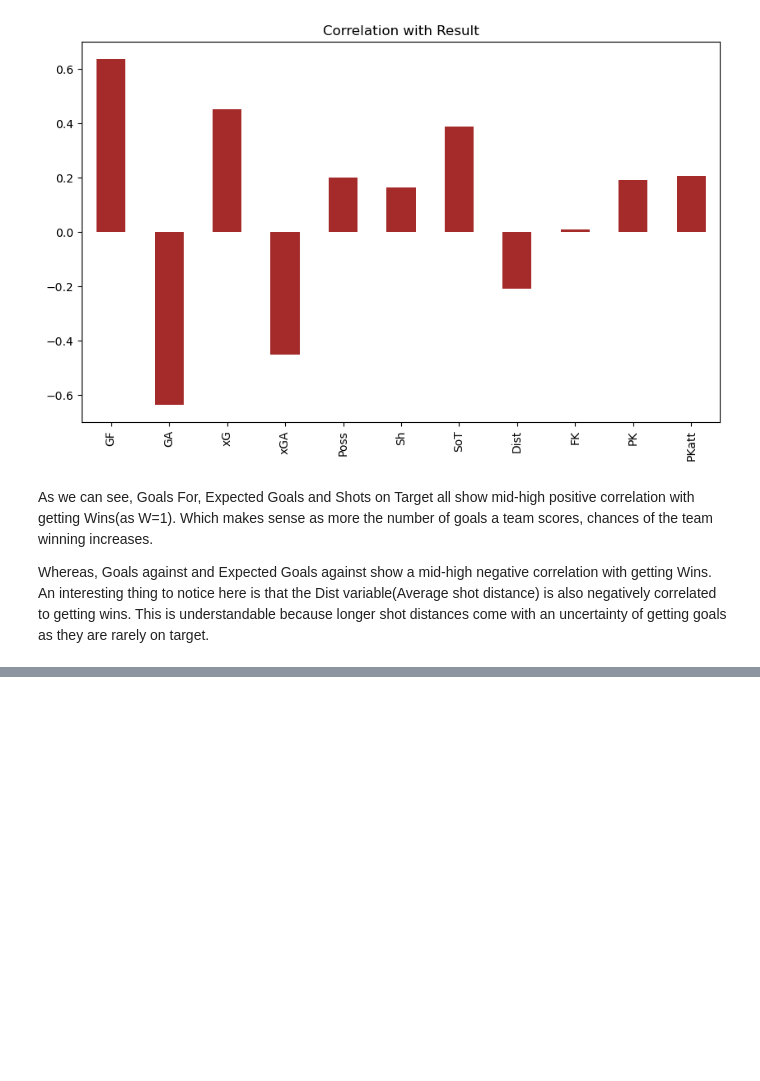
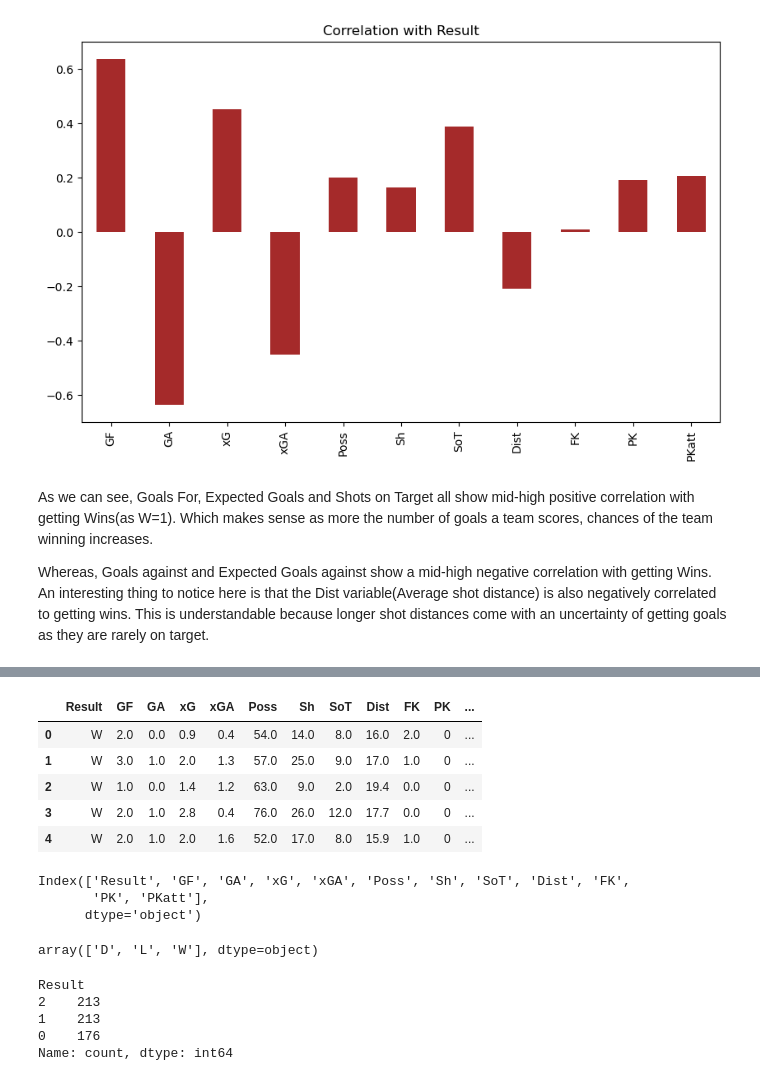
Before and after one commit to manasbagul/Football-La-Liga-2023-24-analysis, a Jupyter notebook: Codes/analysis.ipynb, the cells around one changed output, grey strips where cells are left out. Drawn from its saved outputs; the diff is of its cells as text; code cells hidden in the pictures; blank space fills up the shorter version.

```diff
--- a/Codes/analysis.ipynb
+++ b/Codes/analysis.ipynb
@@ -293,0 +327,36 @@ Whereas, Goals against and Expected Goals against show a mid-high negative corre
+# %%
+df_final = pd.DataFrame()
+
+for col in df_updated.columns:
+    if df_updated[col].dtype in ["float64", "int64"] or col == "Result":
+        df_final[col] = df_updated[col]
+# %%
+df_final.head()
+# %% [output]
+|  | Result | GF | GA | xG | xGA | Poss | Sh | SoT | Dist | FK | PK | ... |
+| 0 | W | 2.0 | 0.0 | 0.9 | 0.4 | 54.0 | 14.0 | 8.0 | 16.0 | 2.0 | 0 | ... |
+| 1 | W | 3.0 | 1.0 | 2.0 | 1.3 | 57.0 | 25.0 | 9.0 | 17.0 | 1.0 | 0 | ... |
+| 2 | W | 1.0 | 0.0 | 1.4 | 1.2 | 63.0 | 9.0 | 2.0 | 19.4 | 0.0 | 0 | ... |
+| 3 | W | 2.0 | 1.0 | 2.8 | 0.4 | 76.0 | 26.0 | 12.0 | 17.7 | 0.0 | 0 | ... |
+| 4 | W | 2.0 | 1.0 | 2.0 | 1.6 | 52.0 | 17.0 | 8.0 | 15.9 | 1.0 | 0 | ... |
+# %%
+df_final.columns
+# %% [output]
+Index(['Result', 'GF', 'GA', 'xG', 'xGA', 'Poss', 'Sh', 'SoT', 'Dist', 'FK',
+       'PK', 'PKatt'],
+      dtype='object')
+# %%
+encoder = LabelEncoder()
+
+df_final["Result"] = encoder.fit_transform(df_final["Result"])
+encoder.classes_
+# %% [output]
+array(['D', 'L', 'W'], dtype=object)
+# %%
+df_final["Result"].value_counts()
+# %% [output]
+Result
+2    213
+1    213
+0    176
+Name: count, dtype: int64
```
Also changed, not shown: parts of 16 cells of this notebook.
